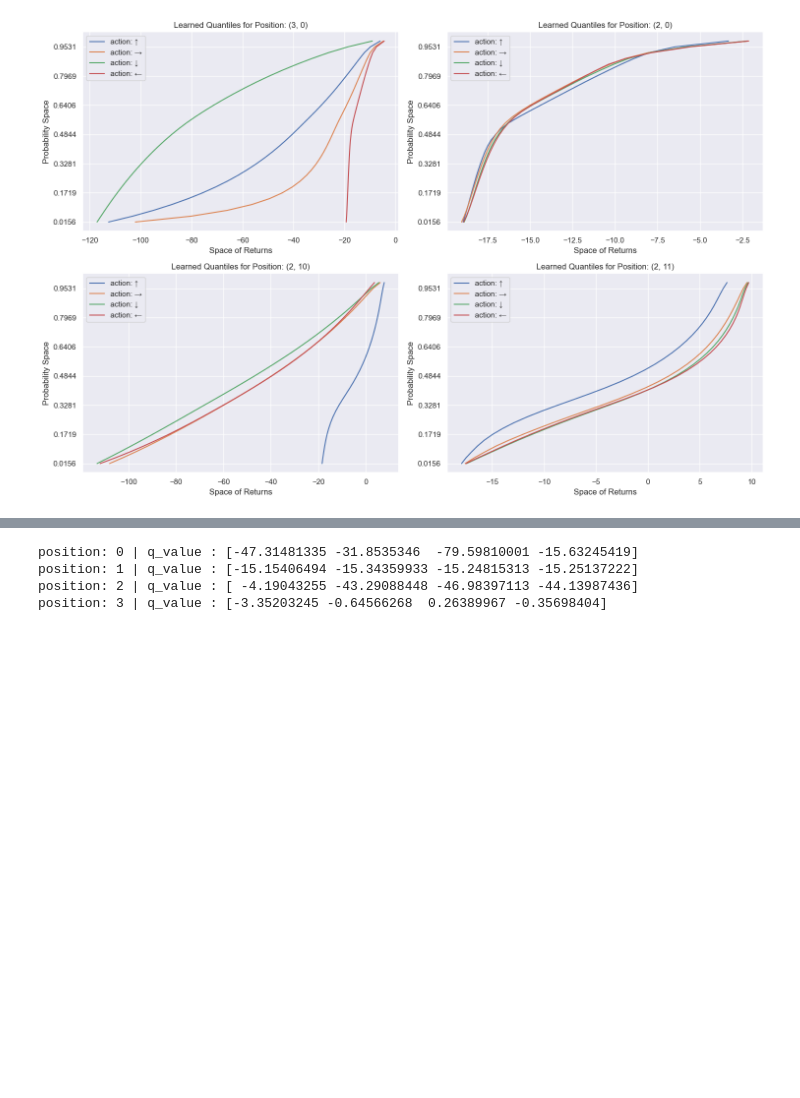
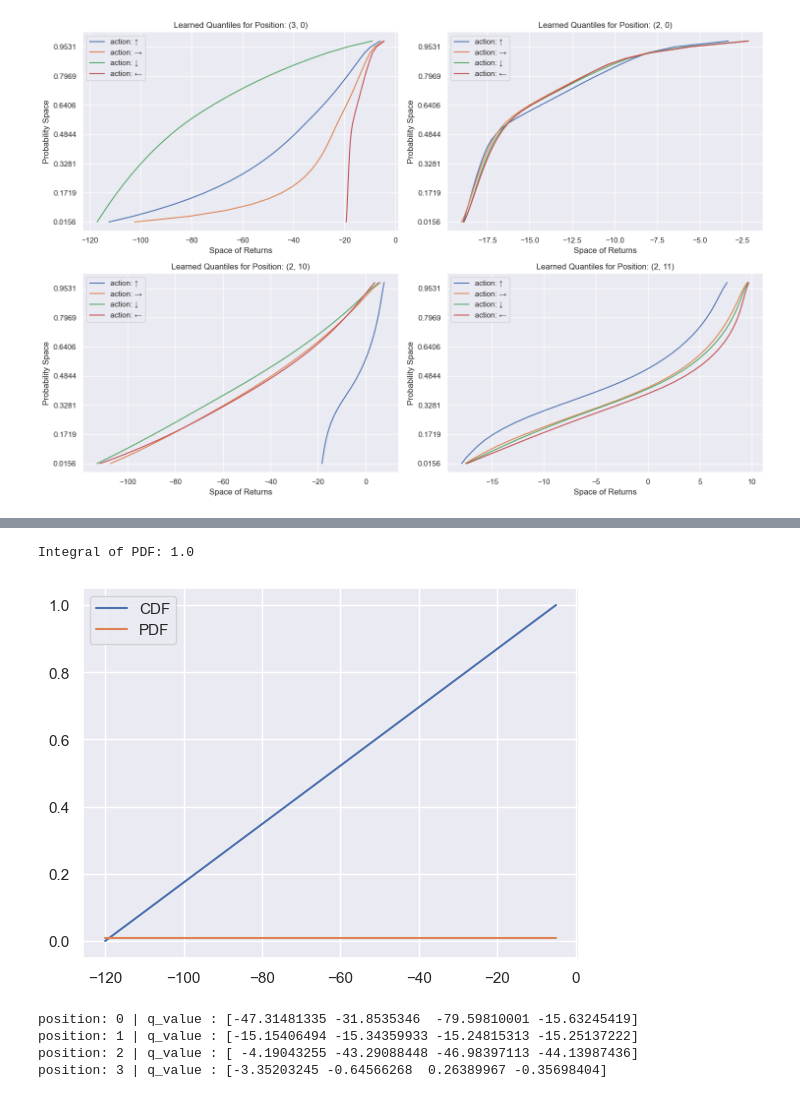
Before and after one commit to AlecHero/QuantileRegressionProject, a Jupyter notebook: tabular qr.ipynb, the cells around one changed output, grey strips where cells are left out. Saved outputs shown, nothing was run; the diff lists cells and outputs as text; code cells hidden in the pictures; blank space fills up the shorter version.

```diff
--- a/tabular qr.ipynb
+++ b/tabular qr.ipynb
@@ -167,3 +102,21 @@ plt.show()
+# %%
+import numpy as np
+import matplotlib.pyplot as plt
+
+x = np.linspace(-120, -5, 200)
+F = (x - x.min()) / (x.max() - x.min())  # Uniform CDF scaled to [0,1]
+
+pdf = np.gradient(F, x)  # derivative
+
+print("Integral of PDF:", np.trapz(pdf, x))
+
+plt.plot(x, F, label="CDF")
+plt.plot(x, pdf, label="PDF")
+plt.legend()
+plt.show()
+# %% [output]
+Integral of PDF: 1.0
+[figure, added]
 # %%
 for i, pos in enumerate([(3, 0), (2, 0), (2, 10), (2, 11)]):
     state = np.ravel_multi_index(pos, params.map_size)
```
Also changed, not shown: parts of 11 cells of this notebook, 11 other files.
